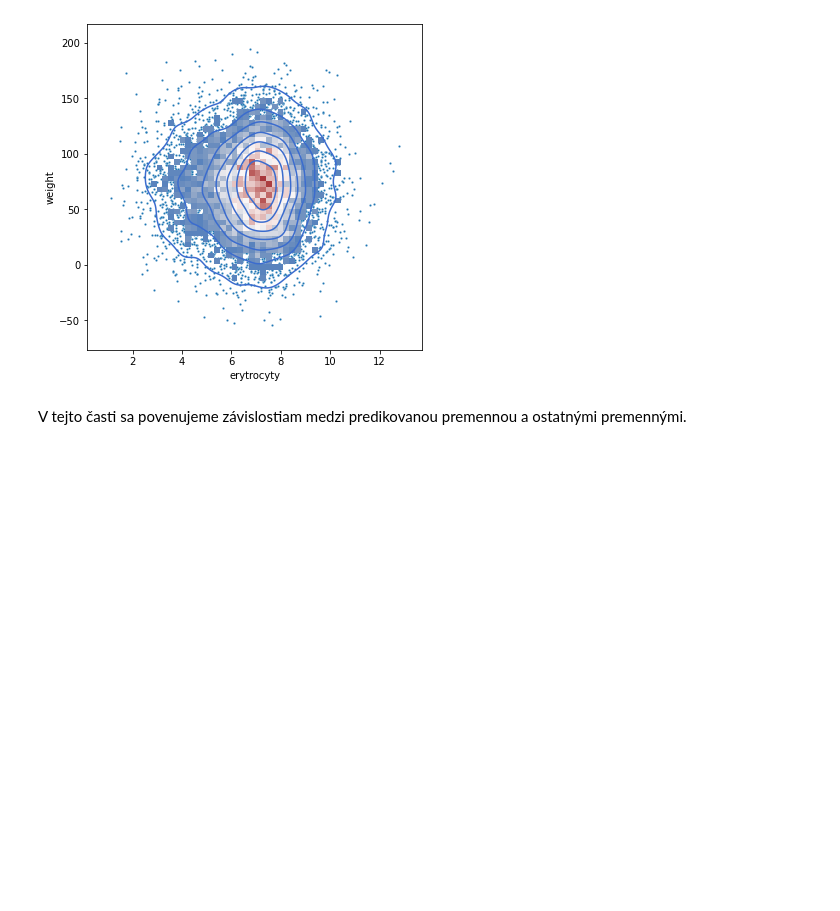
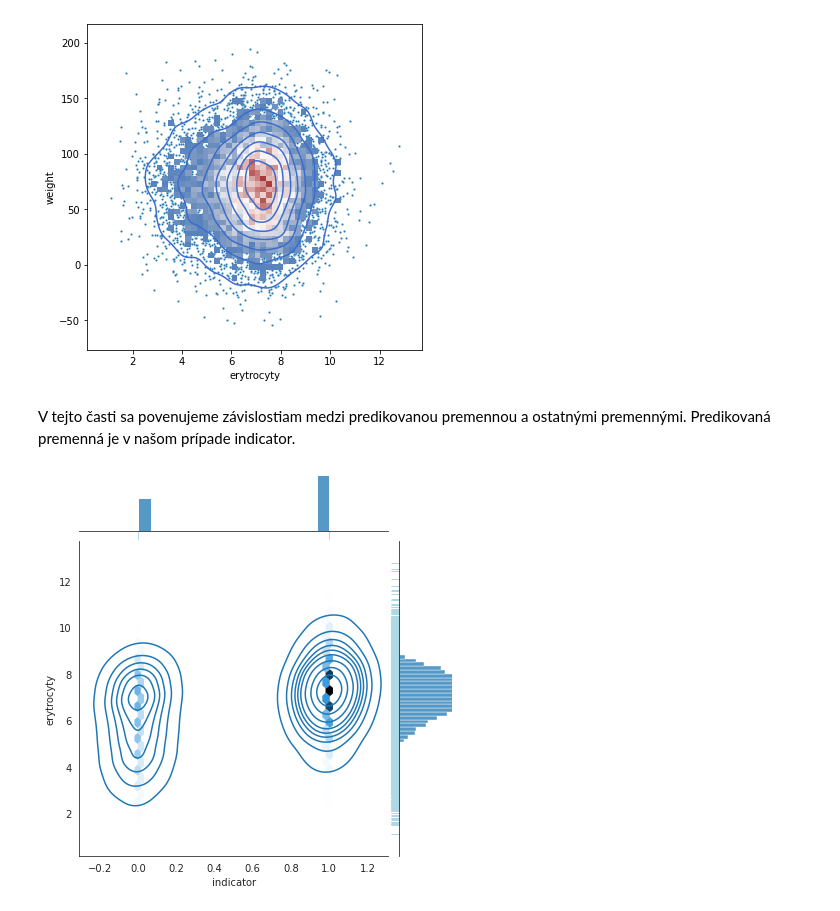
Before and after one commit to MarkoStahovec/IAU-Stahovec-Viest, a Jupyter notebook: main.ipynb, the cells around one changed output. Saved outputs shown, nothing was run; the diff lists cells and outputs as text; code cells hidden in the pictures; blank space fills up the shorter version.

Commit message:
Added few more graphs, still need to format md comments

```diff
--- a/main.ipynb
+++ b/main.ipynb
@@ -256,3 +256,11 @@ sns.kdeplot(data=data_labor, x="erytrocyty", y="weight", levels=8, color="#3b6cc
 [figure]
 # %% [markdown]
 V tejto časti sa povenujeme závislostiam medzi predikovanou premennou a ostatnými premennými.
+Predikovaná premenná je v našom prípade indicator.
+# %%
+with sns.axes_style('white'):
+    graph = sns.jointplot("indicator", "erytrocyty", data=data_labor, kind='hex')
+    graph.plot_joint(sns.kdeplot)
+    graph.plot_marginals(sns.rugplot, color="blue", height=-.12, clip_on=False)
+# %% [output]
+[figure, added]
```
Also changed, not shown: parts of 2 cells of this notebook.
